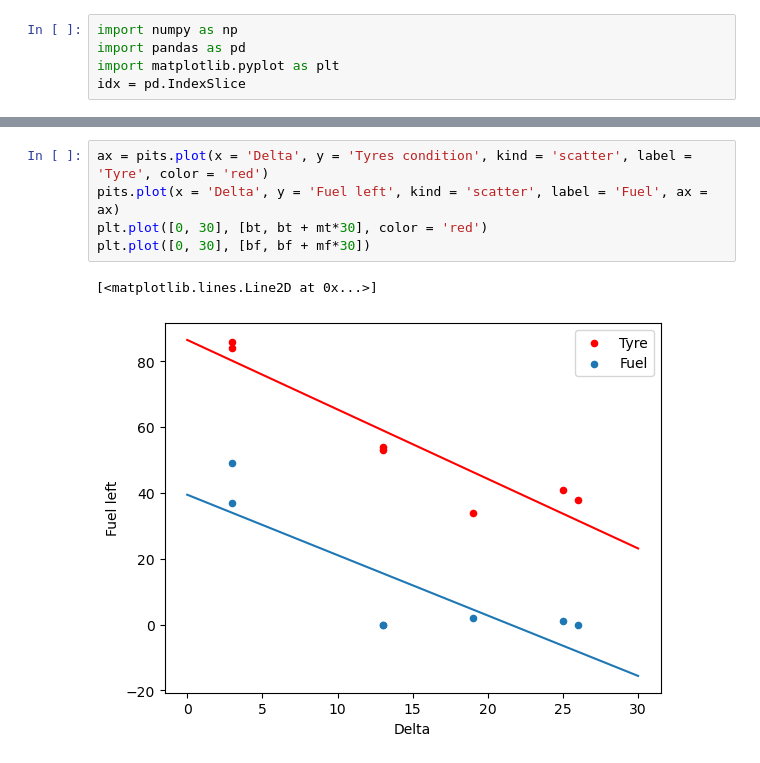
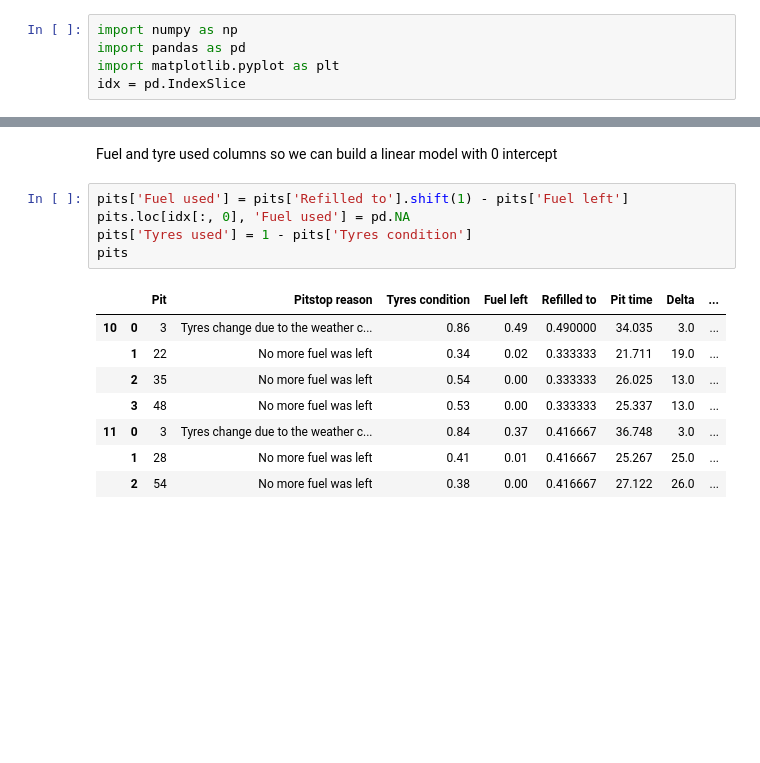
Before and after one commit to freire-guido/gpro, a Jupyter notebook: analysis.ipynb, the cells around one changed output, grey strips where cells are left out. Cells and saved outputs as stored; diff of their text form; blank space fills up the shorter version.

```diff
--- a/analysis.ipynb
+++ b/analysis.ipynb
@@ -55,8 +43,16 @@ print('% Fuel lost per lap', round(mf, 2))
-# %%
-ax = pits.plot(x = 'Delta', y = 'Tyres condition', kind = 'scatter', label = 'Tyre', color = 'red')
-pits.plot(x = 'Delta', y = 'Fuel left', kind = 'scatter', label = 'Fuel', ax = ax)
-plt.plot([0, 30], [bt, bt + mt*30], color = 'red')
-plt.plot([0, 30], [bf, bf + mf*30])
-# %% [output]
-[<matplotlib.lines.Line2D at 0x...>]
-[figure, removed]
+# %% [markdown]
+Fuel and tyre used columns so we can build a linear model with 0 intercept
+# %%
+pits['Fuel used'] = pits['Refilled to'].shift(1) - pits['Fuel left']
+pits.loc[idx[:, 0], 'Fuel used'] = pd.NA
+pits['Tyres used'] = 1 - pits['Tyres condition']
+pits
+# %% [output]
+|  |  | Pit | Pitstop reason | Tyres condition | Fuel left | Refilled to | Pit time | Delta | ... |
+| 10 | 0 | 3 | Tyres change due to the weather c... | 0.86 | 0.49 | 0.490000 | 34.035 | 3.0 | ... |
+|  | 1 | 22 | No more fuel was left | 0.34 | 0.02 | 0.333333 | 21.711 | 19.0 | ... |
+|  | 2 | 35 | No more fuel was left | 0.54 | 0.00 | 0.333333 | 26.025 | 13.0 | ... |
+|  | 3 | 48 | No more fuel was left | 0.53 | 0.00 | 0.333333 | 25.337 | 13.0 | ... |
+| 11 | 0 | 3 | Tyres change due to the weather c... | 0.84 | 0.37 | 0.416667 | 36.748 | 3.0 | ... |
+|  | 1 | 28 | No more fuel was left | 0.41 | 0.01 | 0.416667 | 25.267 | 25.0 | ... |
+|  | 2 | 54 | No more fuel was left | 0.38 | 0.00 | 0.416667 | 27.122 | 26.0 | ... |
```
Also changed, not shown: parts of 13 cells of this notebook.
